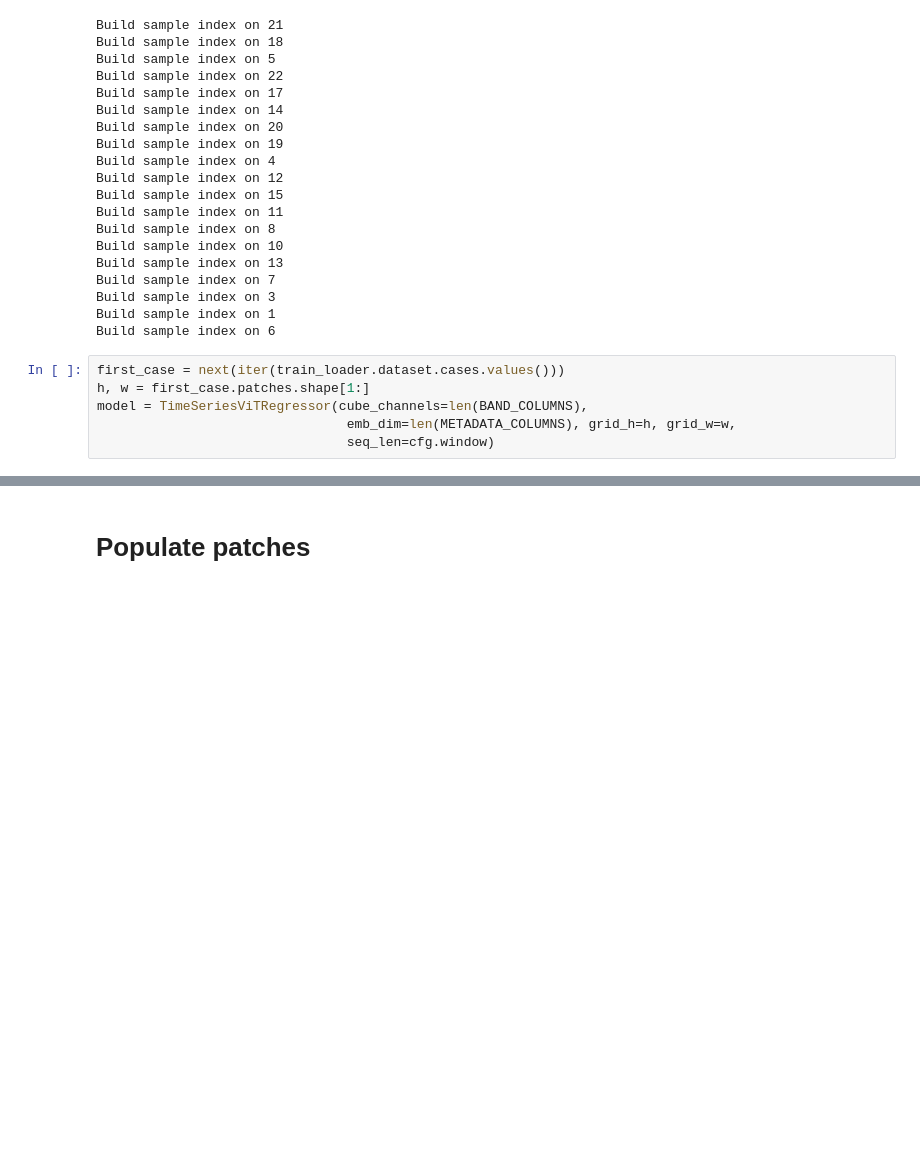
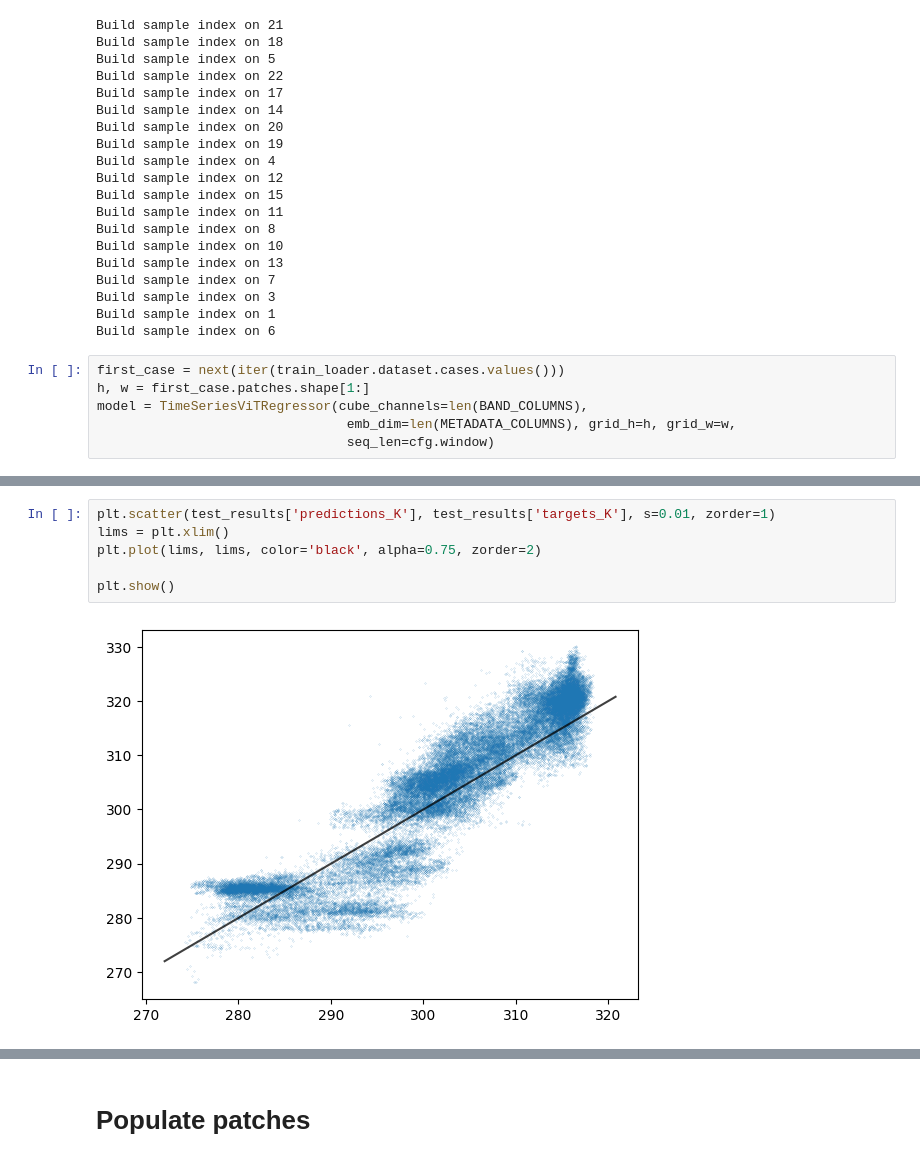
Before and after one commit to thomaslu678/Praxis-Lab-25-26, a Jupyter notebook: clean/16_VIT_No_Test.ipynb, the cells around one changed output, grey strips where cells are left out. Cells and saved outputs as stored; diff of their text form; blank space fills up the shorter version.

Commit message:
enable subset training + graphs of results

```diff
--- a/clean/16_VIT_No_Test.ipynb
+++ b/clean/16_VIT_No_Test.ipynb
@@ -999,0 +1052,8 @@ test case 6 | wRMSE 4.429 K | RMSE 4.429 K
+# %%
+plt.scatter(test_results['predictions_K'], test_results['targets_K'], s=0.01, zorder=1)
+lims = plt.xlim()
+plt.plot(lims, lims, color='black', alpha=0.75, zorder=2)
+
+plt.show()
+# %% [output]
+[figure, added]
```
Also changed, not shown: parts of 8 cells of this notebook.
